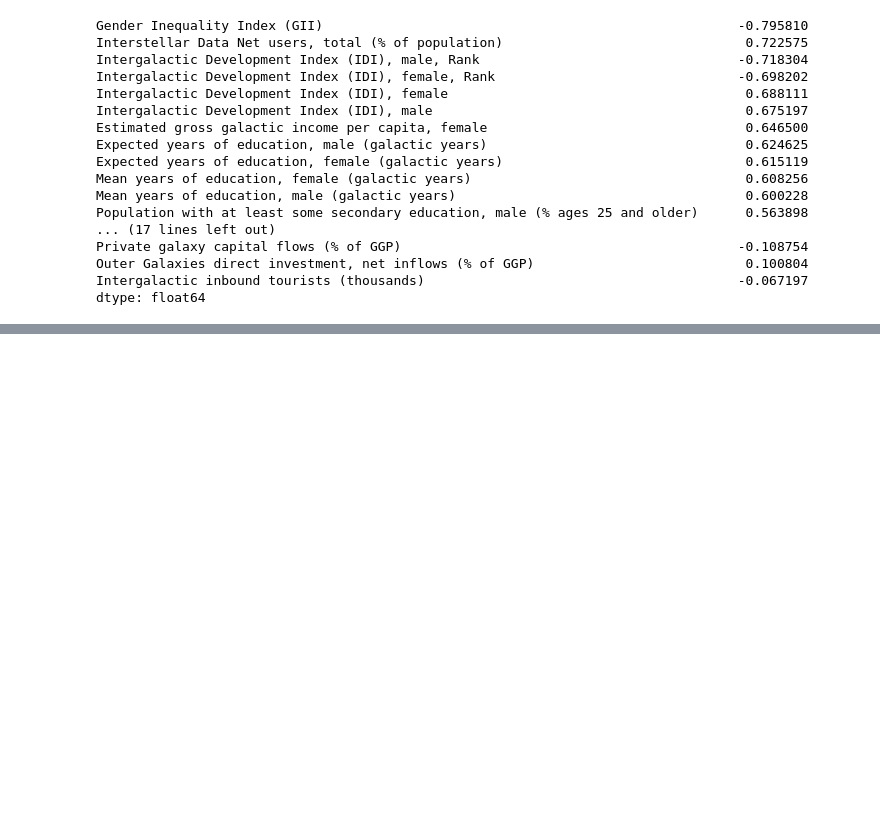
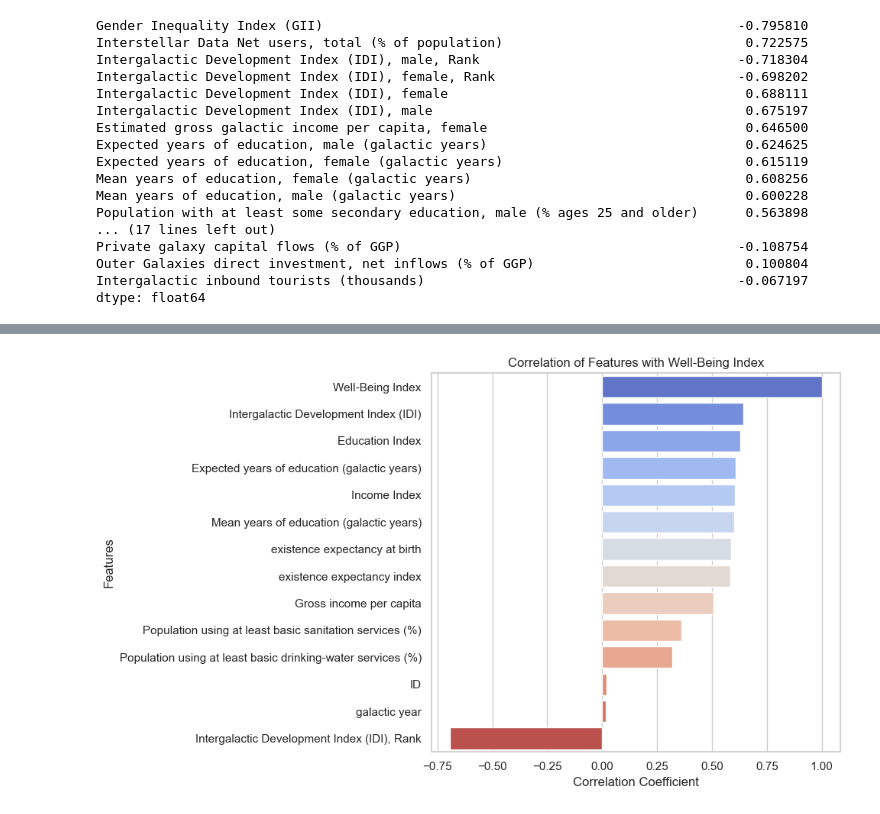
Before and after one commit to VAL-Jerono/Galaxies-Well-being, a Jupyter notebook: Galaxies.ipynb, the cells around one changed output, grey strips where cells are left out. Cells and saved outputs as stored; diff of their text form; code cells hidden in the pictures; blank space fills up the shorter version.

```diff
--- a/Galaxies.ipynb
+++ b/Galaxies.ipynb
@@ -539,0 +738,10 @@ dtype: float64
+# %%
+import pandas as pd
+
+df1 = pd.read_csv('Data/Train_data_cleaned.csv')
+info1 = df1.info()
+desc1 = df1.describe()
+head1 = df1.head()
+info1, desc1,
+
+df1.shape, df1.columns[:10], head
@@ -539,0 +792,21 @@ dtype: float64
+# %%
+import matplotlib.pyplot as plt
+import seaborn as sns
+
+# Set style for plots
+sns.set(style="whitegrid")
+
+# Correlation matrix with Well-Being Index
+corr_matrix = df1.corr(numeric_only=True)
+wellbeing_corr = corr_matrix["Well-Being Index"].sort_values(ascending=False)
+
+# Plot the correlation with Well-Being Index
+plt.figure(figsize=(10, 6))
+sns.barplot(x=wellbeing_corr.values, y=wellbeing_corr.index, palette='coolwarm')
+plt.title("Correlation of Features with Well-Being Index")
+plt.xlabel("Correlation Coefficient")
+plt.ylabel("Features")
+plt.tight_layout()
+plt.show()
+# %% [output]
+[figure, added]
```
Also changed, not shown: parts of 17 cells of this notebook, 1 other file.
